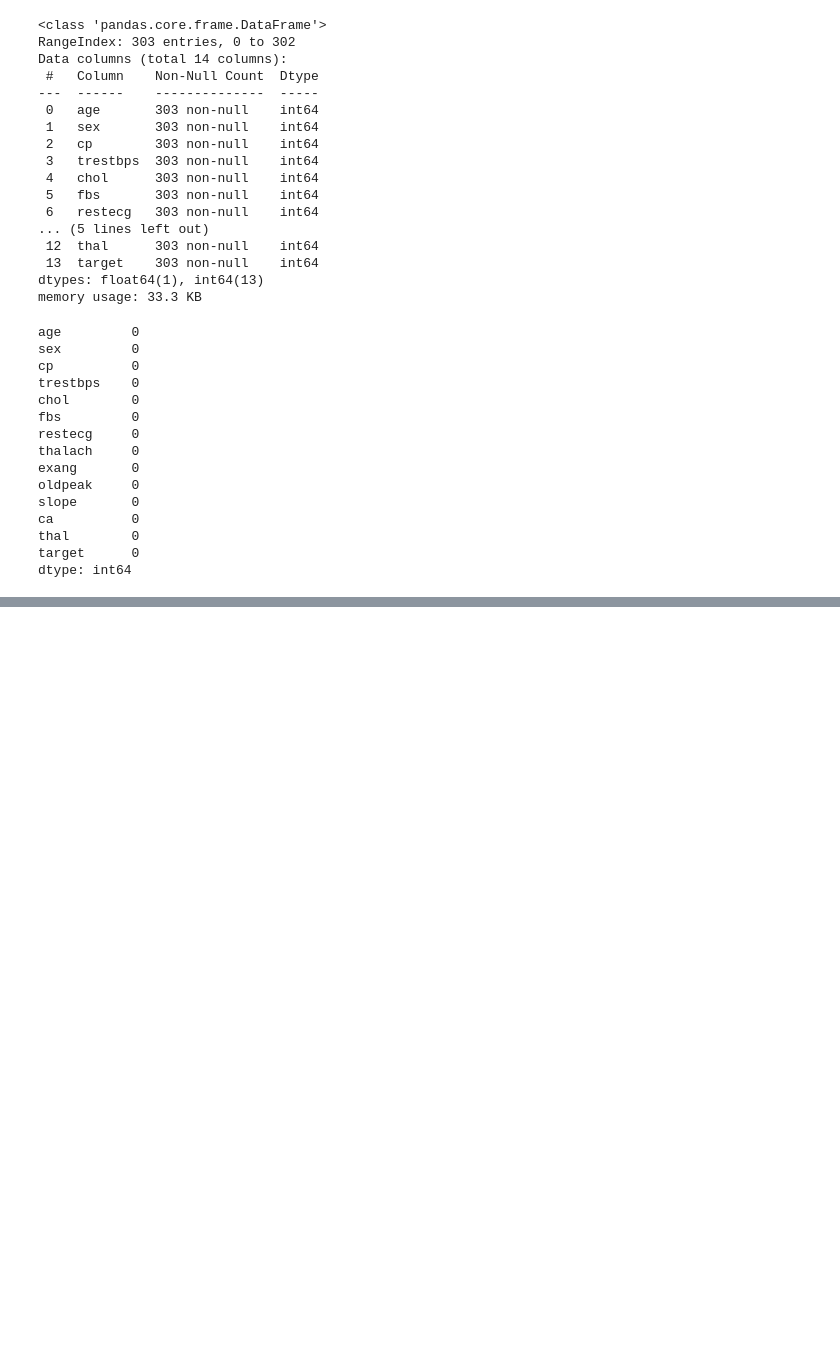
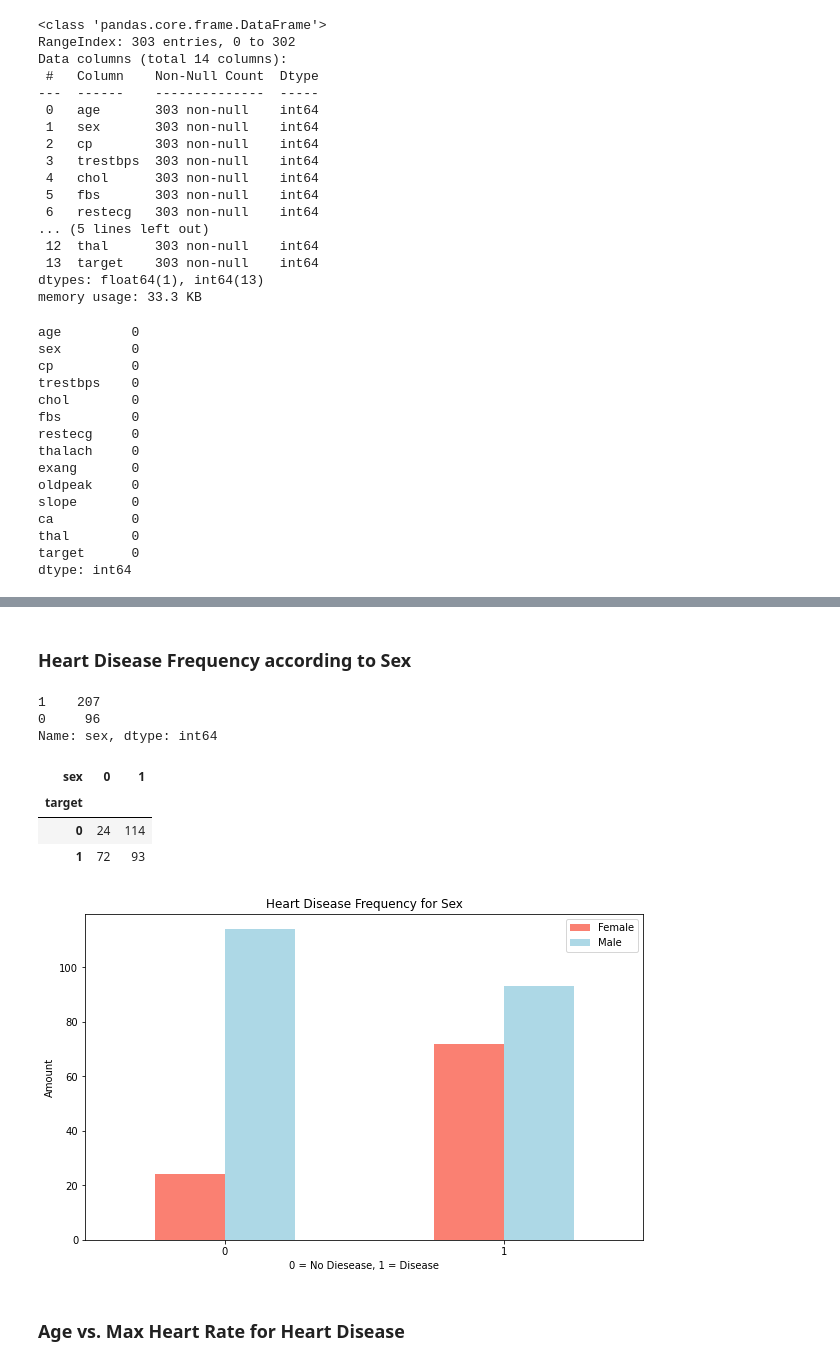
Before and after one commit to GanapriyaS/heart-disease-detection, a Jupyter notebook: heart_disease_prediction.ipynb, the cells around one changed output, grey strips where cells are left out. Cells and saved outputs as stored; diff of their text form; code cells hidden in the pictures; blank space fills up the shorter version.

```diff
--- a/heart_disease_prediction.ipynb
+++ b/heart_disease_prediction.ipynb
@@ -174,0 +187,32 @@ dtype: int64
+# %% [markdown]
+### Heart Disease Frequency according to Sex
+# %%
+df.sex.value_counts()
+# %% [output]
+1    207
+0     96
+Name: sex, dtype: int64
+# %%
+# Compare target column with sex column
+pd.crosstab(df.target, df.sex)
+# 72% of women have chance for heart disease
+# %% [output]
+| sex | 0 | 1 |
+| target |  |  |
+| 0 | 24 | 114 |
+| 1 | 72 | 93 |
+# %%
+# Create a plot of crosstab
+pd.crosstab(df.target, df.sex).plot(kind="bar",
+                                    figsize=(10, 6),
+                                    color=["salmon", "lightblue"])
+
+plt.title("Heart Disease Frequency for Sex")
+plt.xlabel("0 = No Diesease, 1 = Disease")
+plt.ylabel("Amount")
+plt.legend(["Female", "Male"]);
+plt.xticks(rotation=0);
+# %% [output]
+[figure, added]
+# %% [markdown]
+### Age vs. Max Heart Rate for Heart Disease
```
Also changed, not shown: parts of 10 cells of this notebook.
